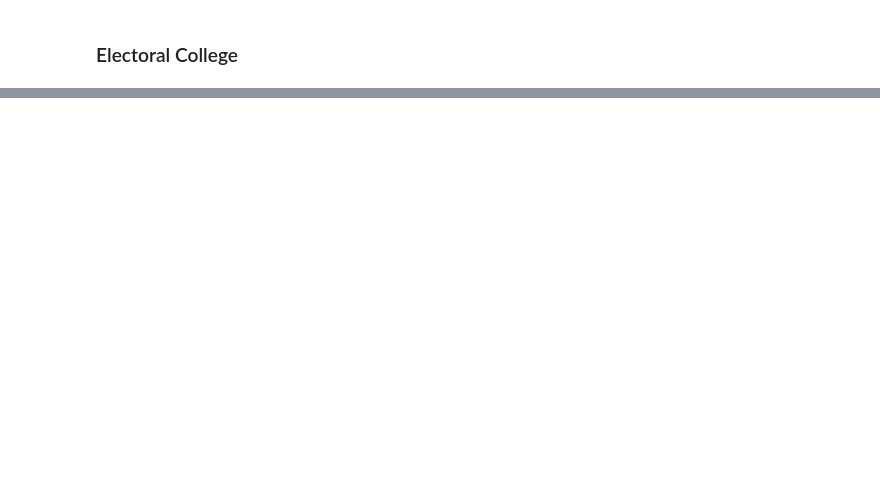
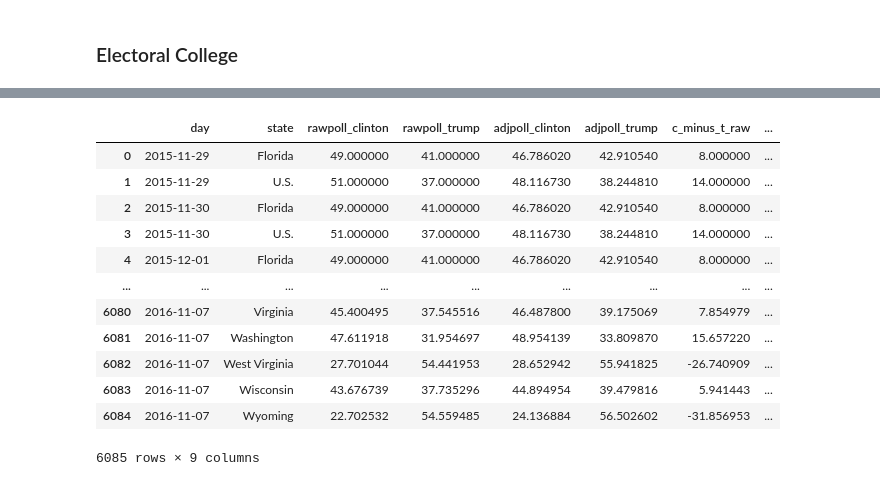
Before and after one commit to mairihallman/MAT-4376E-F24, a Jupyter notebook: 1-data-visualization/data_cleaning.ipynb, the cells around one changed output, grey strips where cells are left out. Cells and saved outputs as stored; diff of their text form; code cells hidden in the pictures; blank space fills up the shorter version.

```diff
--- a/1-data-visualization/data_cleaning.ipynb
+++ b/1-data-visualization/data_cleaning.ipynb
@@ -359 +352,18 @@ df_agg_all
+# %%
+df_agg = df_agg.drop(columns=["index"])
+df_agg
+# %% [output]
+|  | day | state | rawpoll_clinton | rawpoll_trump | adjpoll_clinton | adjpoll_trump | c_minus_t_raw | ... |
+| 0 | 2015-11-29 | Florida | 49.000000 | 41.000000 | 46.786020 | 42.910540 | 8.000000 | ... |
+| 1 | 2015-11-29 | U.S. | 51.000000 | 37.000000 | 48.116730 | 38.244810 | 14.000000 | ... |
+| 2 | 2015-11-30 | Florida | 49.000000 | 41.000000 | 46.786020 | 42.910540 | 8.000000 | ... |
+| 3 | 2015-11-30 | U.S. | 51.000000 | 37.000000 | 48.116730 | 38.244810 | 14.000000 | ... |
+| 4 | 2015-12-01 | Florida | 49.000000 | 41.000000 | 46.786020 | 42.910540 | 8.000000 | ... |
+| ... | ... | ... | ... | ... | ... | ... | ... | ... |
+| 6080 | 2016-11-07 | Virginia | 45.400495 | 37.545516 | 46.487800 | 39.175069 | 7.854979 | ... |
+| 6081 | 2016-11-07 | Washington | 47.611918 | 31.954697 | 48.954139 | 33.809870 | 15.657220 | ... |
+| 6082 | 2016-11-07 | West Virginia | 27.701044 | 54.441953 | 28.652942 | 55.941825 | -26.740909 | ... |
+| 6083 | 2016-11-07 | Wisconsin | 43.676739 | 37.735296 | 44.894954 | 39.479816 | 5.941443 | ... |
+| 6084 | 2016-11-07 | Wyoming | 22.702532 | 54.559485 | 24.136884 | 56.502602 | -31.856953 | ... |
+6085 rows × 9 columns
 # %%
```
Also changed, not shown: parts of 11 cells of this notebook, 27 other files.
